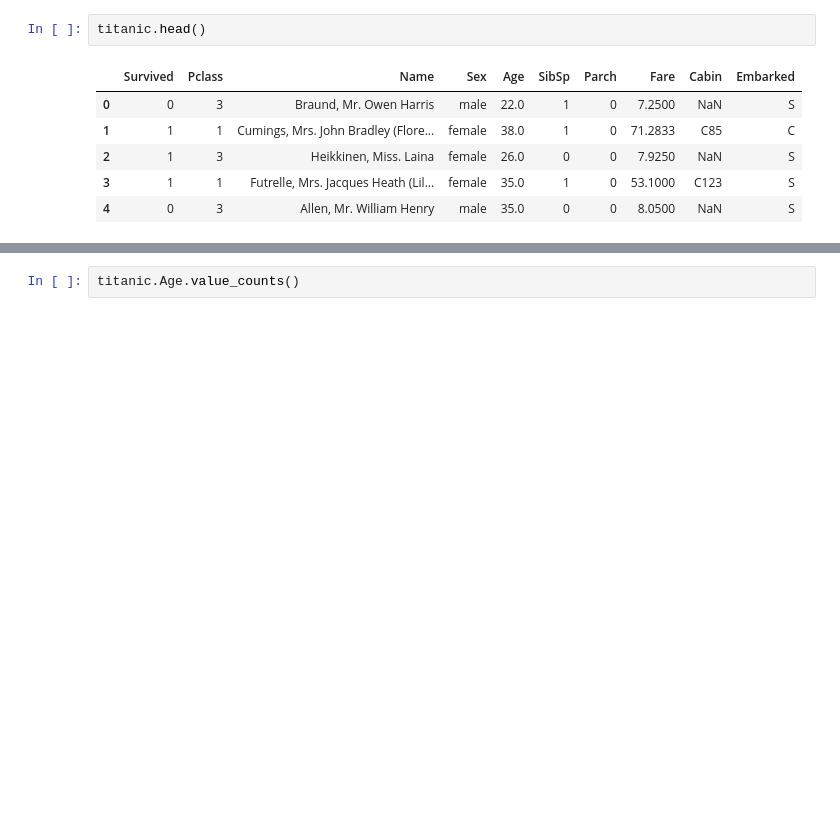
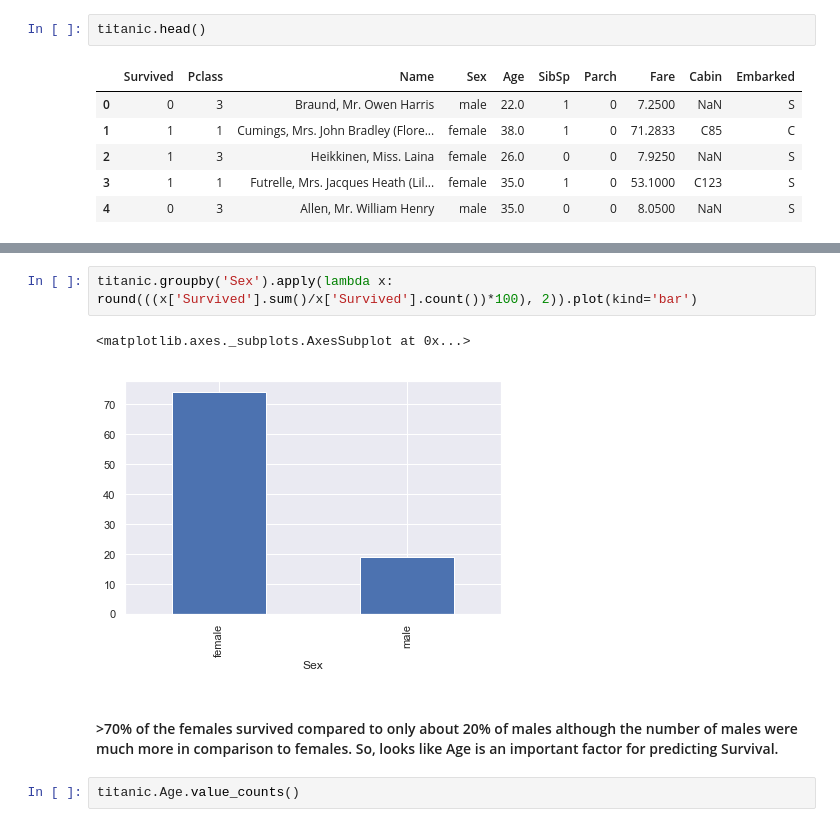
Before and after one commit to abhishekjain88/titanic-kaggle, a Jupyter notebook: Titanic Competition.ipynb, the cells around one changed output, grey strips where cells are left out. Drawn from its saved outputs; the diff is of its cells as text; blank space fills up the shorter version.

```diff
--- a/Titanic Competition.ipynb
+++ b/Titanic Competition.ipynb
@@ -183,3 +204,10 @@ titanic.head()
+# %%
+titanic.groupby('Sex').apply(lambda x: round(((x['Survived'].sum()/x['Survived'].count())*100), 2)).plot(kind='bar')
+# %% [output]
+<matplotlib.axes._subplots.AxesSubplot at 0x...>
+[figure, added]
+# %% [markdown]
+#### >70% of the females survived compared to only about 20% of males although the number of males were much more in comparison to females. So, looks like Age is an important factor for predicting Survival.
 # %%
 titanic.Age.value_counts()
 # %% [output]
```
Also changed, not shown: parts of 9 cells of this notebook.
